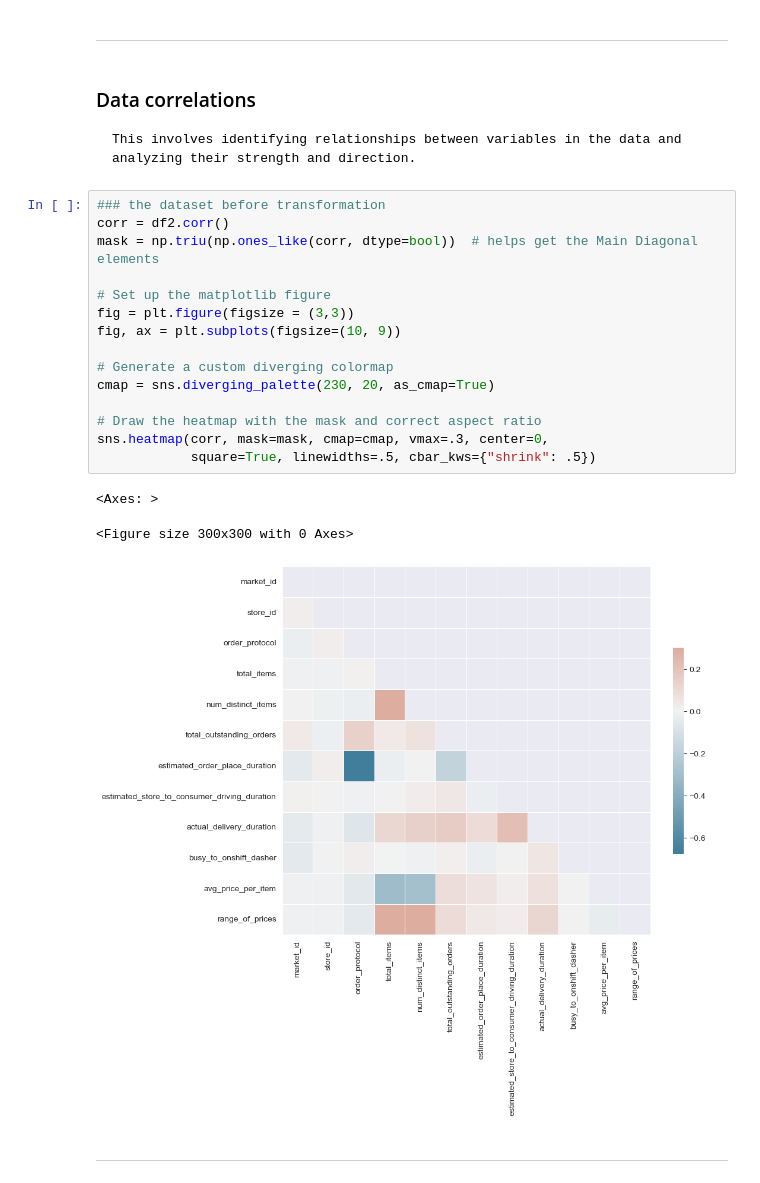
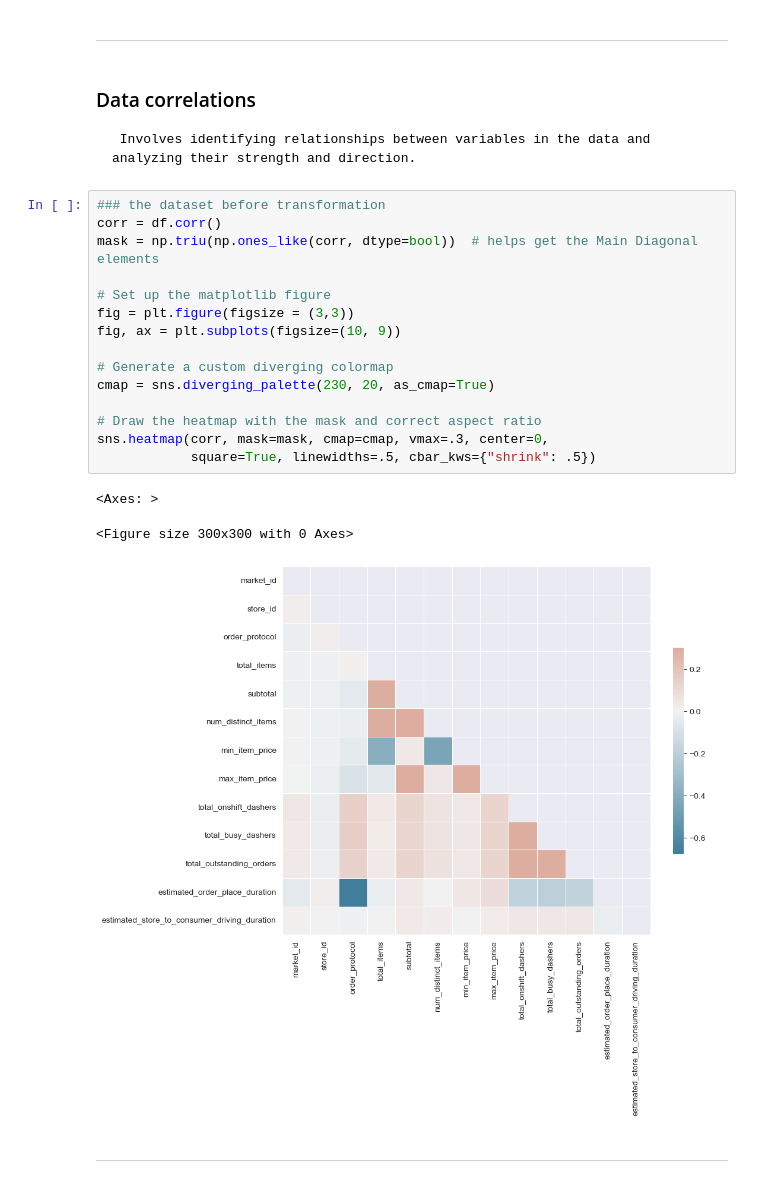
Before and after one commit to Senayitalazarb/DeliveryPredictionModel, a Jupyter notebook: Door_dash.ipynb, the cells around one changed output. Drawn from its saved outputs; the diff is of its cells as text.

```diff
--- a/Door_dash.ipynb
+++ b/Door_dash.ipynb
@@ -288,26 +265,26 @@ df_final = pd.concat([dff, market_dum_id, order_dummies, store_dummies], axis =
 ***
 # %% [markdown]
 ### Data correlations
-    This involves identifying relationships between variables in the data and analyzing their strength and direction.
+     Involves identifying relationships between variables in the data and analyzing their strength and direction.
 # %%
 ### the dataset before transformation
-corr = df2.corr()
+corr = df.corr()
 mask = np.triu(np.ones_like(corr, dtype=bool))  # helps get the Main Diagonal elements
 
 # Set up the matplotlib figure
 fig = plt.figure(figsize = (3,3))
 fig, ax = plt.subplots(figsize=(10, 9))
 
 # Generate a custom diverging colormap
 cmap = sns.diverging_palette(230, 20, as_cmap=True)
 
 # Draw the heatmap with the mask and correct aspect ratio
 sns.heatmap(corr, mask=mask, cmap=cmap, vmax=.3, center=0,
             square=True, linewidths=.5, cbar_kws={"shrink": .5})
 # %% [output]
 <Axes: >
 <Figure size 300x300 with 0 Axes>
-[figure, old version]
+[figure, new version]
 # %% [markdown]
 ***
 # %% [markdown]
```
Also changed, not shown: parts of 58 cells of this notebook.
